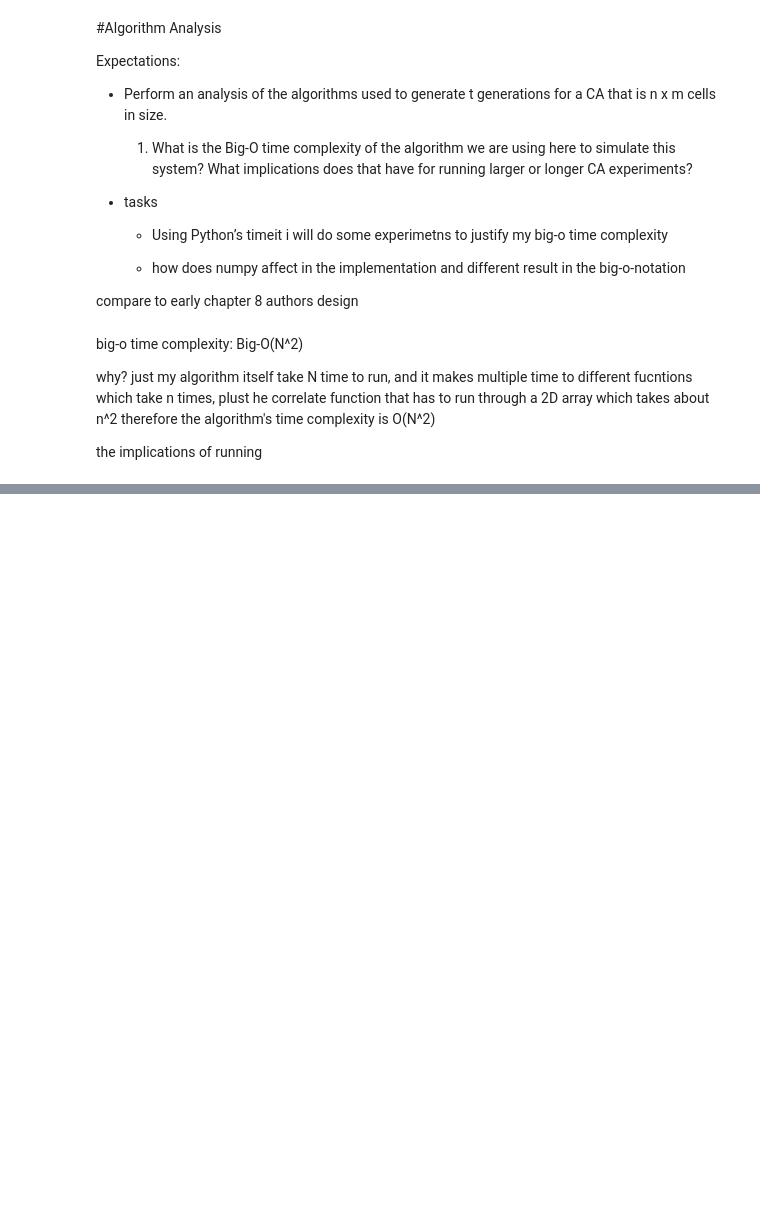
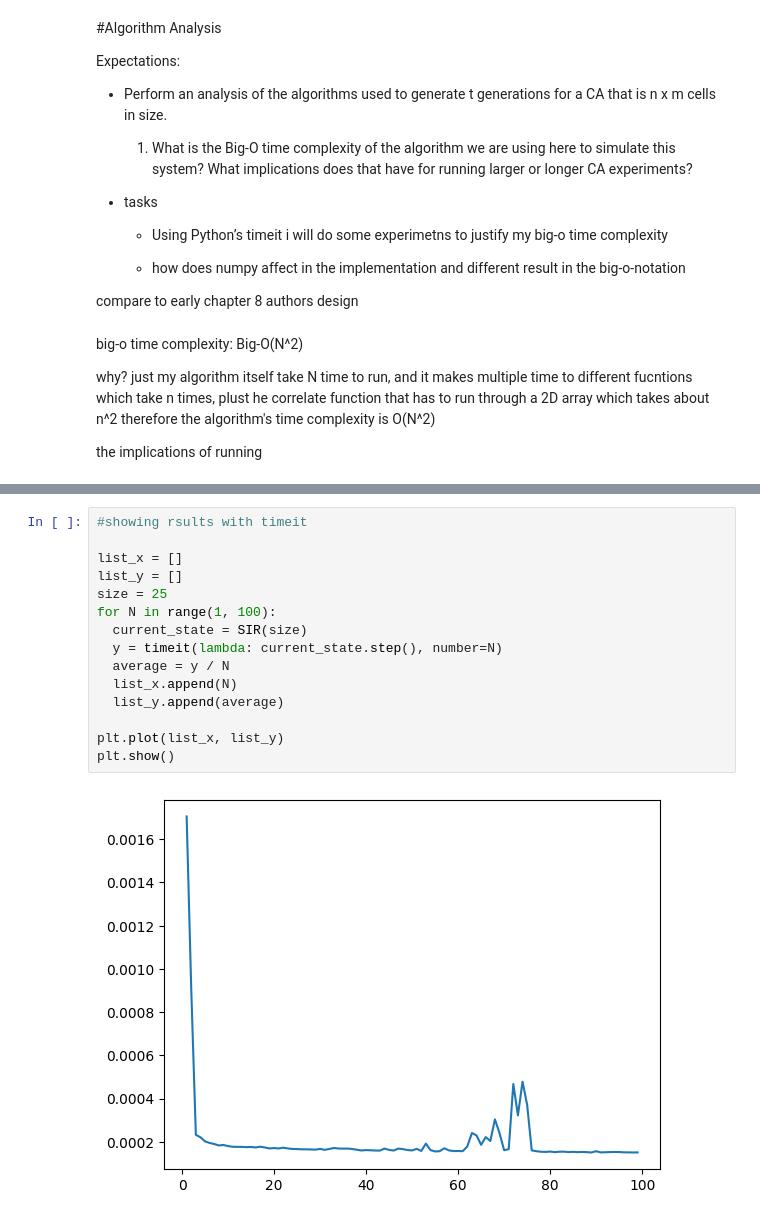
Before and after one commit to santiagosanchez15/comp-215-simulation-project, a Jupyter notebook: comp_215_project_2_simul.ipynb, the cells around one changed output, grey strips where cells are left out. Drawn from its saved outputs; the diff is of its cells as text; blank space fills up the shorter version.

```diff
--- a/comp_215_project_2_simul.ipynb
+++ b/comp_215_project_2_simul.ipynb
@@ -362,0 +383,17 @@ the implications of running
+# %%
+#showing rsults with timeit
+
+list_x = []
+list_y = []
+size = 25
+for N in range(1, 100):
+  current_state = SIR(size)
+  y = timeit(lambda: current_state.step(), number=N)
+  average = y / N
+  list_x.append(N)
+  list_y.append(average)
+
+plt.plot(list_x, list_y)
+plt.show()
+# %% [output]
+[figure, added]
```
Also changed, not shown: parts of 7 cells of this notebook.
